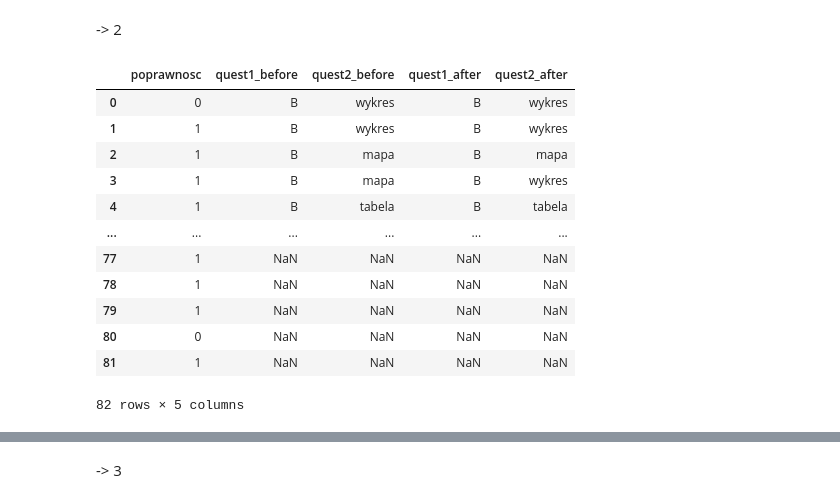
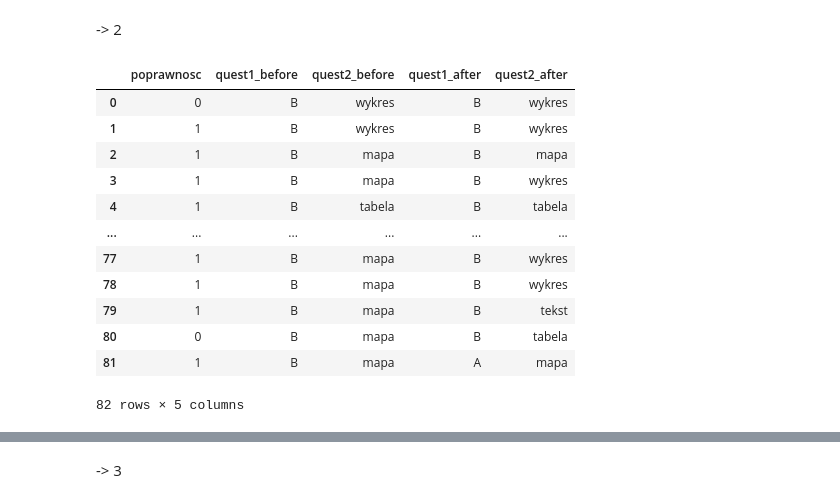
Before and after one commit to MartaSolarz/Master_thesis, a Jupyter notebook: statistical_tests/poprawnosc_vs_quest12.ipynb, the cells around one changed output, grey strips where cells are left out. Drawn from its saved outputs; the diff is of its cells as text; code cells hidden in the pictures.

```diff
--- a/statistical_tests/poprawnosc_vs_quest12.ipynb
+++ b/statistical_tests/poprawnosc_vs_quest12.ipynb
@@ -450,29 +443,29 @@ Brak podstaw do odrzucenia H0.
 # %%
 popr = []
 for col in df_merge.columns.tolist():
     if col.startswith('2') and col.endswith('_corr'):
         popr.append(df_merge[col])
 
-quest1_before = [df_merge['Quest1_before'] for i in range(1)]
-quest2_before = [df_merge['Quest2_before'] for i in range(1)]
-quest1_after = [df_merge['Quest1_after'] for i in range(1)]
-quest2_after = [df_merge['Quest2_after'] for i in range(1)]
+quest1_before = [df_merge['Quest1_before'] for i in range(2)]
+quest2_before = [df_merge['Quest2_before'] for i in range(2)]
+quest1_after = [df_merge['Quest1_after'] for i in range(2)]
+quest2_after = [df_merge['Quest2_after'] for i in range(2)]
 
 df = prepate_set(popr, quest1_before, quest1_after, quest2_before, quest2_after)
 df
 # %% [output]
 |  | poprawnosc | quest1_before | quest2_before | quest1_after | quest2_after |
 | 0 | 0 | B | wykres | B | wykres |
 | 1 | 1 | B | wykres | B | wykres |
 | 2 | 1 | B | mapa | B | mapa |
 | 3 | 1 | B | mapa | B | wykres |
 | 4 | 1 | B | tabela | B | tabela |
 | ... | ... | ... | ... | ... | ... |
-| 77 | 1 | NaN | NaN | NaN | NaN |
-| 78 | 1 | NaN | NaN | NaN | NaN |
-| 79 | 1 | NaN | NaN | NaN | NaN |
-| 80 | 0 | NaN | NaN | NaN | NaN |
-| 81 | 1 | NaN | NaN | NaN | NaN |
+| 77 | 1 | B | mapa | B | wykres |
+| 78 | 1 | B | mapa | B | wykres |
+| 79 | 1 | B | mapa | B | tekst |
+| 80 | 0 | B | mapa | B | tabela |
+| 81 | 1 | B | mapa | A | mapa |
 82 rows × 5 columns
 # %%
 for i in ['quest1_before', 'quest1_after', 'quest2_before', 'quest2_after']:
```
Also changed, not shown: parts of 25 cells of this notebook.
